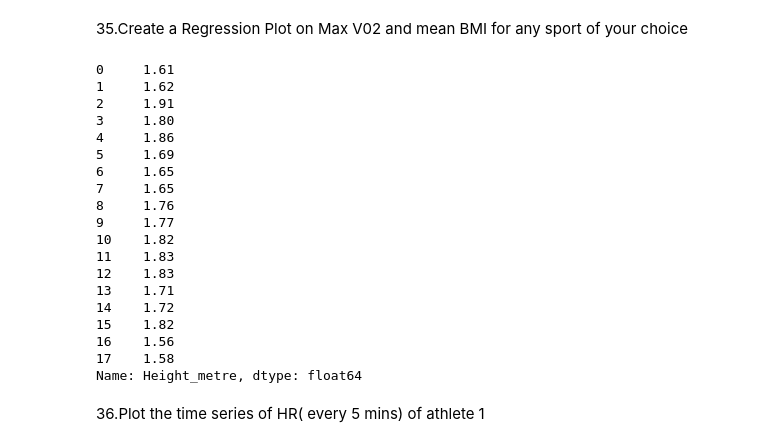
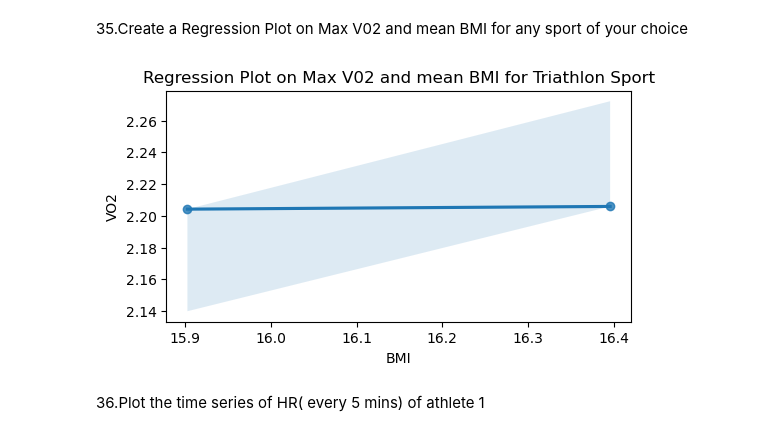
Before and after one commit to Sujithra-Emmanuel/PyMinds_Aug2024, a Jupyter notebook: Python_Hackathon_Aug2024_21to40.ipynb, the cells around one changed output. Cells and saved outputs as stored; diff of their text form; code cells hidden in the pictures.

```diff
--- a/Python_Hackathon_Aug2024_21to40.ipynb
+++ b/Python_Hackathon_Aug2024_21to40.ipynb
@@ -334,26 +334,45 @@ plt.show()
 35.Create a Regression Plot on Max V02 and mean BMI for any sport of your choice
 # %%
 data_Athletes['Height_metre']=data_Athletes['Height']/100
-print(data_Athletes['Height_metre'])
+#print('Height',data_Athletes['Height_metre'])
+data_Athletes['BMI']=data_Athletes['Weight'] / (data_Athletes['Height_metre'] ** 2)
+#print('BMI',data_Athletes['BMI'])
+#print(data_Triathlon.head())
+# Print column names to debug
+#print("Triathlon Data Columns:", data_Triathlon.columns)
+#print("Athletes Data Columns:", data_Athletes.columns)
+
+# Display the first few rows of the Triathlon DataFrame to inspect data
+#print(data_Triathlon.head())
+#print(data_Athletes.head())
+
+# Inspect the VO2 columns to determine which one to use
+#print(data_Triathlon[['VO2_x', 'VO2_y']].head())
+
+
+################################
+# Calculate Max VO2 for each athlete in data_Triathlon
+max_vo2 = data_Triathlon.groupby('ID')['VO2'].max().reset_index()
+
+#print(max_vo2)
+
+
+
+# Merge data_Athletes with max_vo2
+merged_data = data_Athletes[['ID', 'BMI']].merge(max_vo2, on='ID', how='left')
+
+# Verify the combined data
+#print(merged_data.head())
+
+
+# Plotting
+plt.figure(figsize=(6, 3))
+sns.regplot(x='BMI', y='VO2', data=merged_data)
+plt.title('Regression Plot on Max V02 and mean BMI for Triathlon Sport')
+plt.xlabel('BMI')
+plt.ylabel('VO2')
+plt.show()
 # %% [output]
-0     1.61
-1     1.62
-2     1.91
-3     1.80
-4     1.86
-5     1.69
-6     1.65
-7     1.65
-8     1.76
-9     1.77
-10    1.82
-11    1.83
-12    1.83
-13    1.71
-14    1.72
-15    1.82
-16    1.56
-17    1.58
-Name: Height_metre, dtype: float64
+[figure, added]
 # %% [markdown]
 36.Plot the time series of HR( every 5 mins) of athlete 1
```
Also changed, not shown: parts of 1 cell of this notebook.
